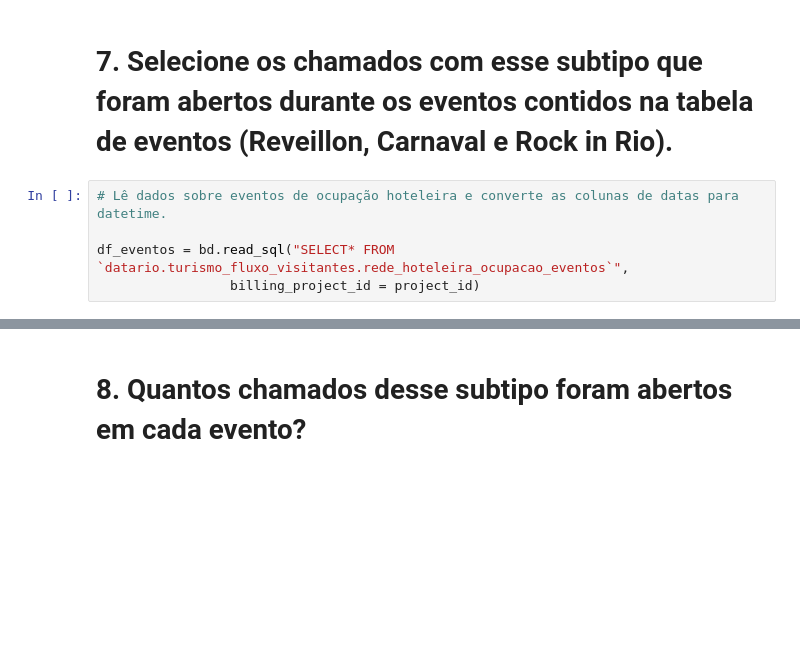
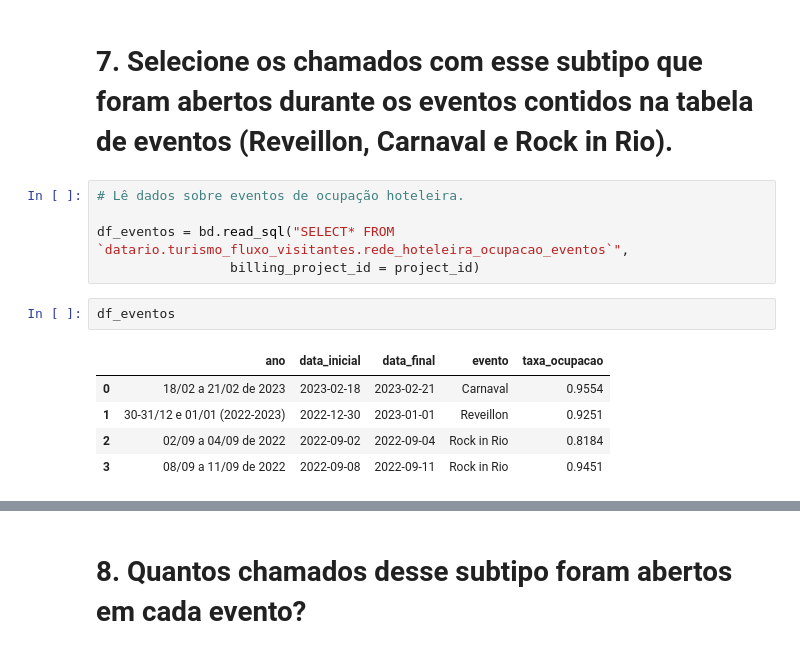
Before and after one commit to JairsonAlbertoSami/desafio-junior-data-scientis, a Jupyter notebook: Analise_python.ipynb, the cells around one changed output, grey strips where cells are left out. Saved outputs shown, nothing was run; the diff lists cells and outputs as text; blank space fills up the shorter version.

Commit message:
Finalizar exercícios e adicionar os comentários

```diff
--- a/Analise_python.ipynb
+++ b/Analise_python.ipynb
@@ -196,9 +174,17 @@ Entre o começo de 2022 e o final de 2023, foram registrados 42830 chamados rela
 # %% [markdown]
 # 7. **Selecione os chamados com esse subtipo que foram abertos durante os eventos contidos na tabela de eventos (Reveillon, Carnaval e Rock in Rio).**
 # %%
-# Lê dados sobre eventos de ocupação hoteleira e converte as colunas de datas para datetime.
+# Lê dados sobre eventos de ocupação hoteleira.
 
 df_eventos = bd.read_sql("SELECT* FROM `datario.turismo_fluxo_visitantes.rede_hoteleira_ocupacao_eventos`",
                  billing_project_id = project_id)
+# %%
+df_eventos
+# %% [output]
+|  | ano | data_inicial | data_final | evento | taxa_ocupacao |
+| 0 | 18/02 a 21/02 de 2023 | 2023-02-18 | 2023-02-21 | Carnaval | 0.9554 |
+| 1 | 30-31/12 e 01/01 (2022-2023) | 2022-12-30 | 2023-01-01 | Reveillon | 0.9251 |
+| 2 | 02/09 a 04/09 de 2022 | 2022-09-02 | 2022-09-04 | Rock in Rio | 0.8184 |
+| 3 | 08/09 a 11/09 de 2022 | 2022-09-08 | 2022-09-11 | Rock in Rio | 0.9451 |
 # %%
 df_eventos.drop_duplicates(inplace=True)
```
Also changed, not shown: parts of 22 cells of this notebook.
